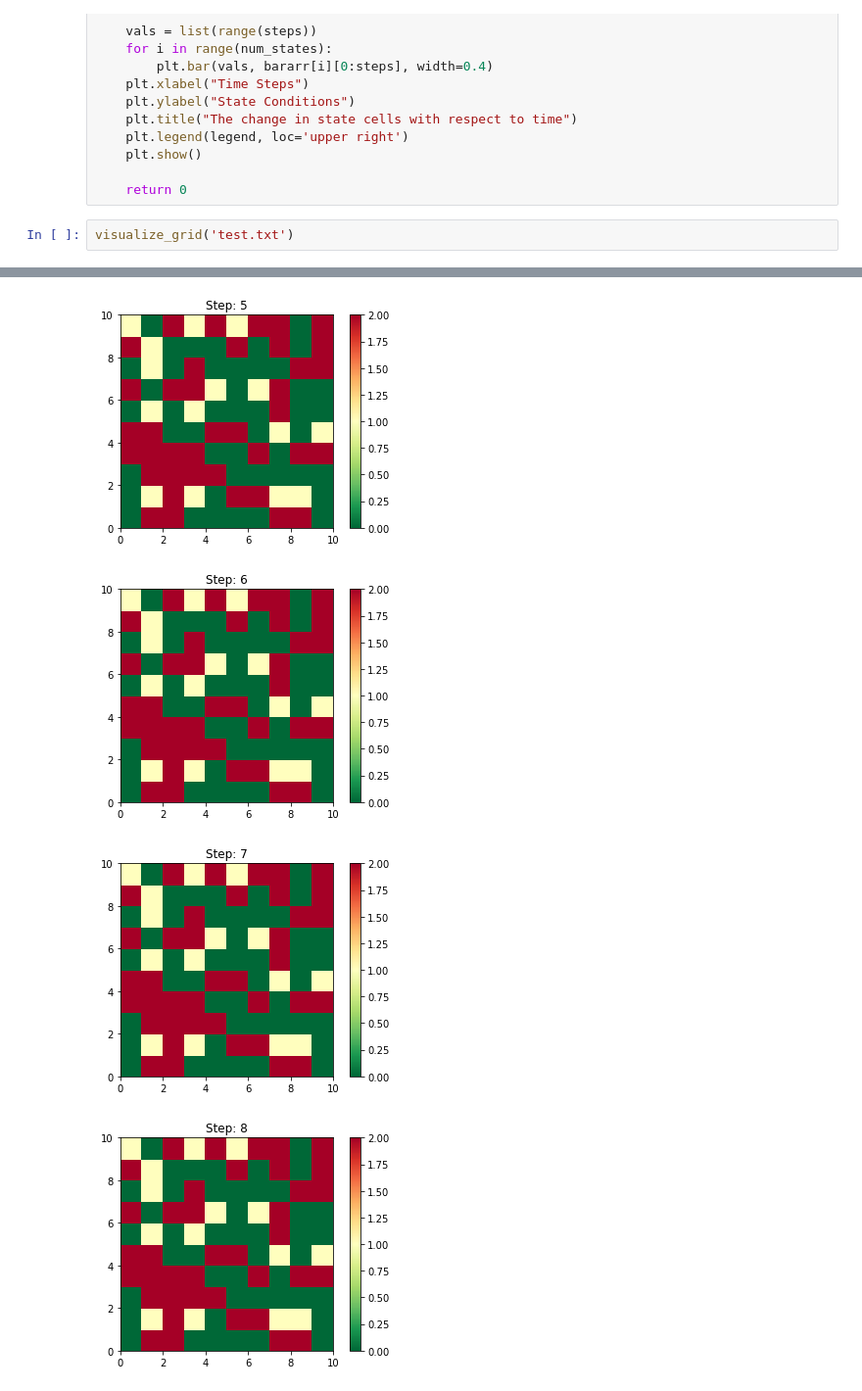
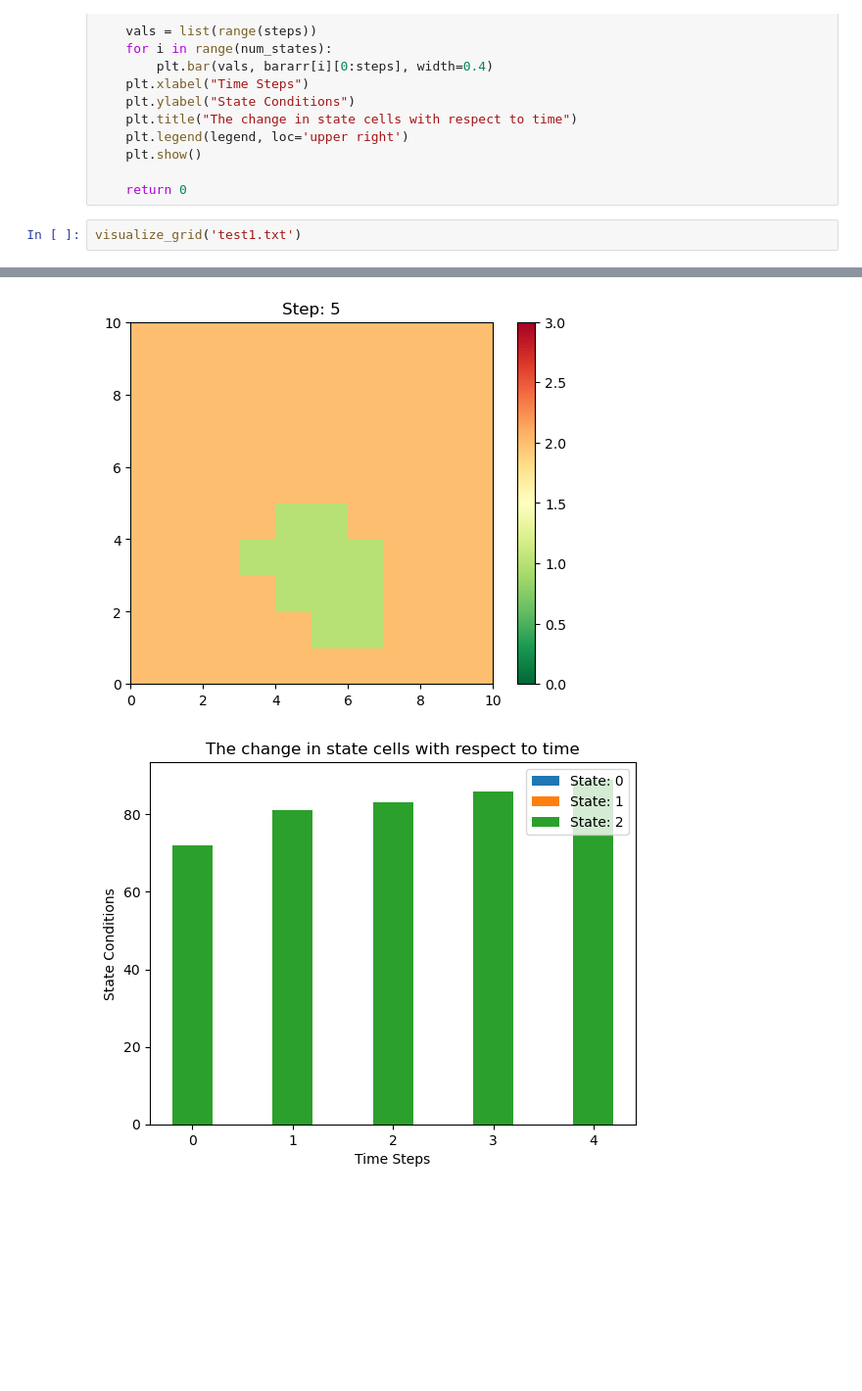
Before and after one commit to joshuablomgren/Cellular_Automata, a Jupyter notebook: Utils/Plots/Visualization.ipynb, the cells around one changed output, grey strips where cells are left out. Shown at 98% size. Drawn from its saved outputs; the diff is of its cells as text; blank space fills up the shorter version.

```diff
--- a/Utils/Plots/Visualization.ipynb
+++ b/Utils/Plots/Visualization.ipynb
@@ -60,5 +60,5 @@ def visualize_grid(filename):
 
     return 0
 # %%
-visualize_grid('test.txt')
+visualize_grid('test1.txt')
 # %% [output]
@@ -69,4 +69,2 @@ visualize_grid('test.txt')
-[figure, old version]
+[figure, new version]
-[figure, old version]
+[figure, new version]
-[figure, removed]
-[figure, removed]
```
Also changed, not shown: parts of 2 cells of this notebook, 3 other files.
